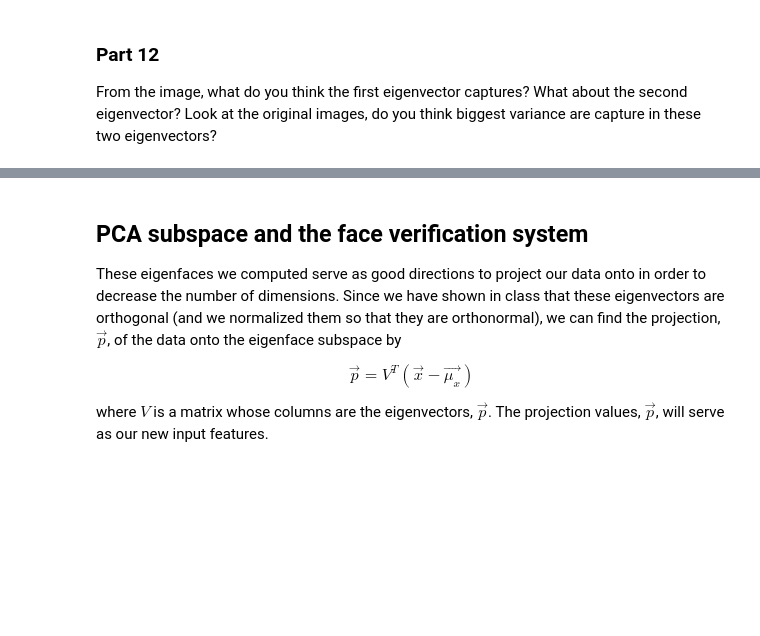
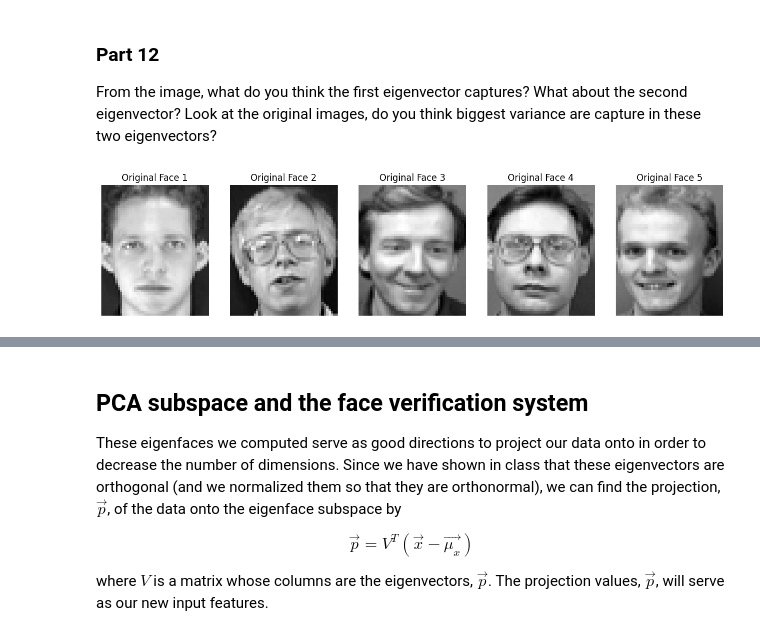
Before and after one commit to PavarisAsawa/PatternRecognition-Dimensionality_Reduction, a Jupyter notebook: merge_2.ipynb, the cells around one changed output, grey strips where cells are left out. Drawn from its saved outputs; the diff is of its cells as text; code cells hidden in the pictures; blank space fills up the shorter version.

```diff
--- a/merge_2.ipynb
+++ b/merge_2.ipynb
@@ -983,6 +983,17 @@ for i in range(components):
 From the image, what do you think the first eigenvector captures? What about the
 second eigenvector? Look at the original images, do you think biggest variance are capture in these
 two eigenvectors?
+# %%
+_a = 5
+fig, axs = plt.subplots(1, 5, figsize=(15, 6))
+# fig.suptitle("Top 5 Original Face", font={"size": 16})
+for i in range(5):
+    ax = axs[i]
+    ax.imshow(xf2_full[i,0], cmap="gray")
+    ax.set_title(f"Original Face {i+1}")
+    ax.axis("off")
+# %% [output]
+[figure, added]
 # %% [markdown]
 #### **Answer**
 
```
Also changed, not shown: parts of 1 cell of this notebook.
